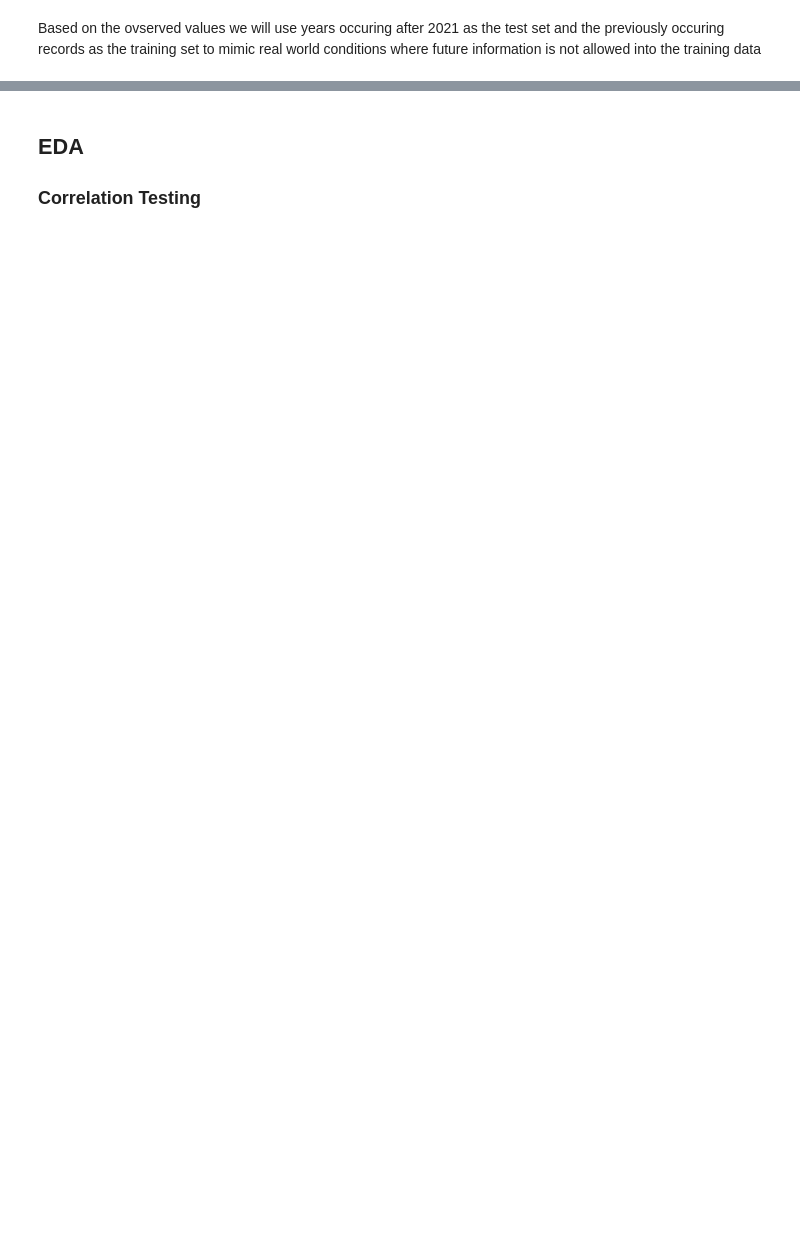
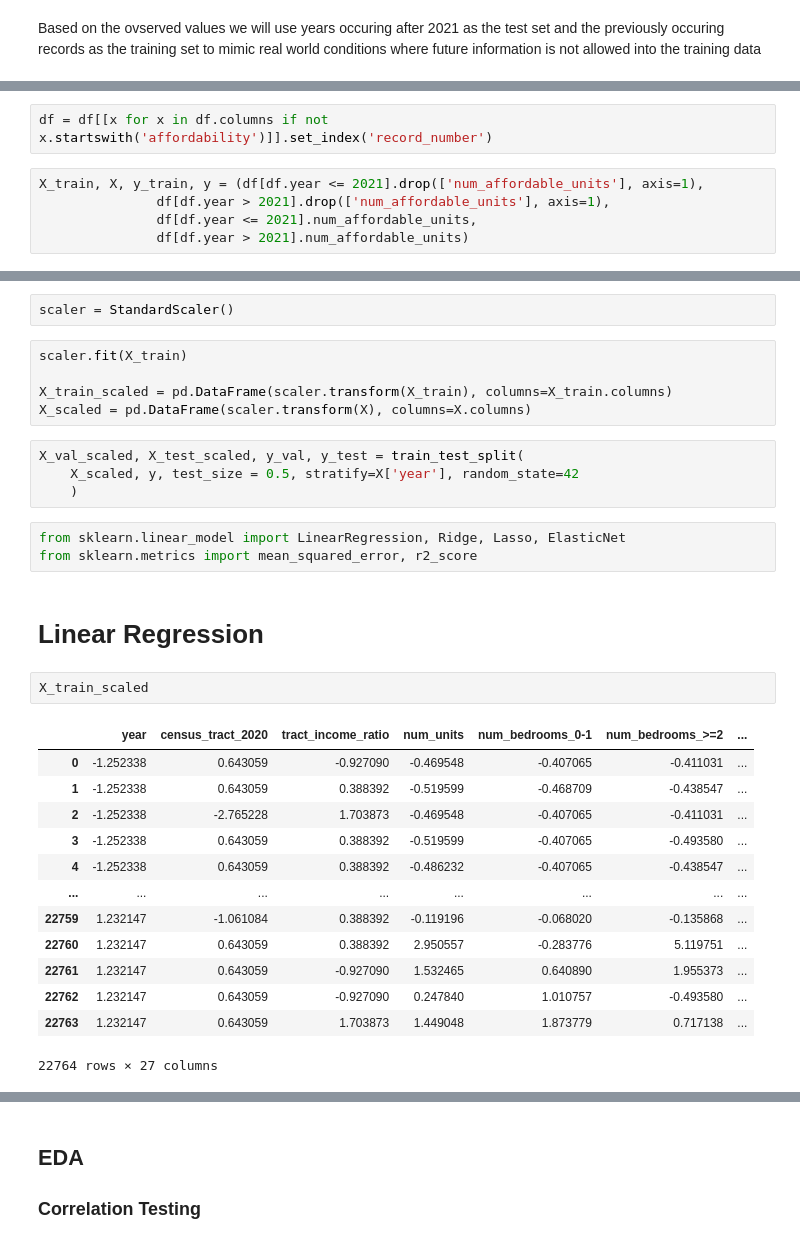
Before and after one commit to mango459/CS504-Project, a Jupyter notebook: shane_CS504_modeling.ipynb, the cells around one changed output, grey strips where cells are left out. Cells and saved outputs as stored; diff of their text form; blank space fills up the shorter version.

Commit message:
expands modeling exploration #CS5044-26 #CS5044-27 comment

```diff
--- a/shane_CS504_modeling.ipynb
+++ b/shane_CS504_modeling.ipynb
@@ -51,0 +53,7 @@ train, test = (df[df.year <= 2021], df[df.year > 2021])
+# %%
+df = df[[x for x in df.columns if not x.startswith('affordability')]].set_index('record_number')
+# %%
+X_train, X, y_train, y = (df[df.year <= 2021].drop(['num_affordable_units'], axis=1),
+               df[df.year > 2021].drop(['num_affordable_units'], axis=1),
+               df[df.year <= 2021].num_affordable_units,
+               df[df.year > 2021].num_affordable_units)
@@ -51,0 +63,32 @@ train, test = (df[df.year <= 2021], df[df.year > 2021])
+# %%
+scaler = StandardScaler()
+# %%
+scaler.fit(X_train)
+
+X_train_scaled = pd.DataFrame(scaler.transform(X_train), columns=X_train.columns)
+X_scaled = pd.DataFrame(scaler.transform(X), columns=X.columns)
+# %%
+X_val_scaled, X_test_scaled, y_val, y_test = train_test_split(
+    X_scaled, y, test_size = 0.5, stratify=X['year'], random_state=42
+    )
+# %%
+from sklearn.linear_model import LinearRegression, Ridge, Lasso, ElasticNet
+from sklearn.metrics import mean_squared_error, r2_score
+# %% [markdown]
+# Linear Regression
+# %%
+X_train_scaled
+# %% [output]
+|  | year | census_tract_2020 | tract_income_ratio | num_units | num_bedrooms_0-1 | num_bedrooms_>=2 | ... |
+| 0 | -1.252338 | 0.643059 | -0.927090 | -0.469548 | -0.407065 | -0.411031 | ... |
+| 1 | -1.252338 | 0.643059 | 0.388392 | -0.519599 | -0.468709 | -0.438547 | ... |
+| 2 | -1.252338 | -2.765228 | 1.703873 | -0.469548 | -0.407065 | -0.411031 | ... |
+| 3 | -1.252338 | 0.643059 | 0.388392 | -0.519599 | -0.407065 | -0.493580 | ... |
+| 4 | -1.252338 | 0.643059 | 0.388392 | -0.486232 | -0.407065 | -0.438547 | ... |
+| ... | ... | ... | ... | ... | ... | ... | ... |
+| 22759 | 1.232147 | -1.061084 | 0.388392 | -0.119196 | -0.068020 | -0.135868 | ... |
+| 22760 | 1.232147 | 0.643059 | 0.388392 | 2.950557 | -0.283776 | 5.119751 | ... |
+| 22761 | 1.232147 | 0.643059 | -0.927090 | 1.532465 | 0.640890 | 1.955373 | ... |
+| 22762 | 1.232147 | 0.643059 | -0.927090 | 0.247840 | 1.010757 | -0.493580 | ... |
+| 22763 | 1.232147 | 0.643059 | 1.703873 | 1.449048 | 1.873779 | 0.717138 | ... |
+22764 rows × 27 columns
```
Also changed, not shown: parts of 28 cells of this notebook.
